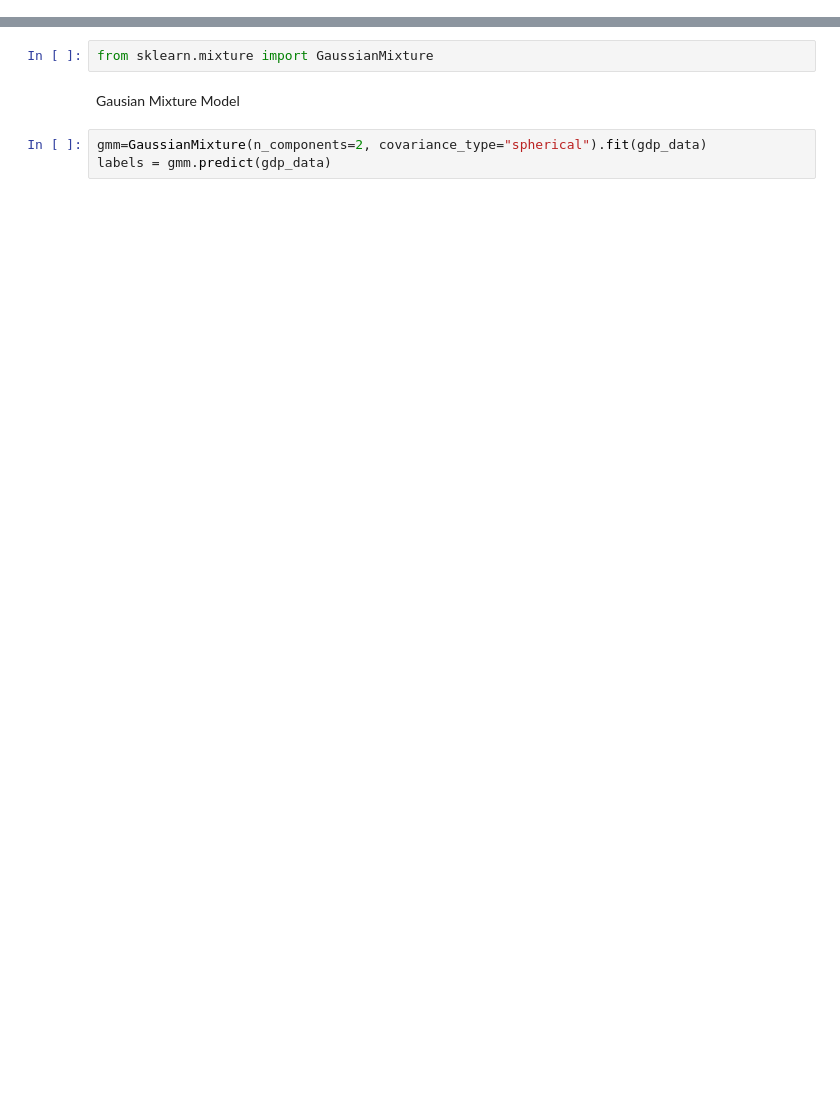
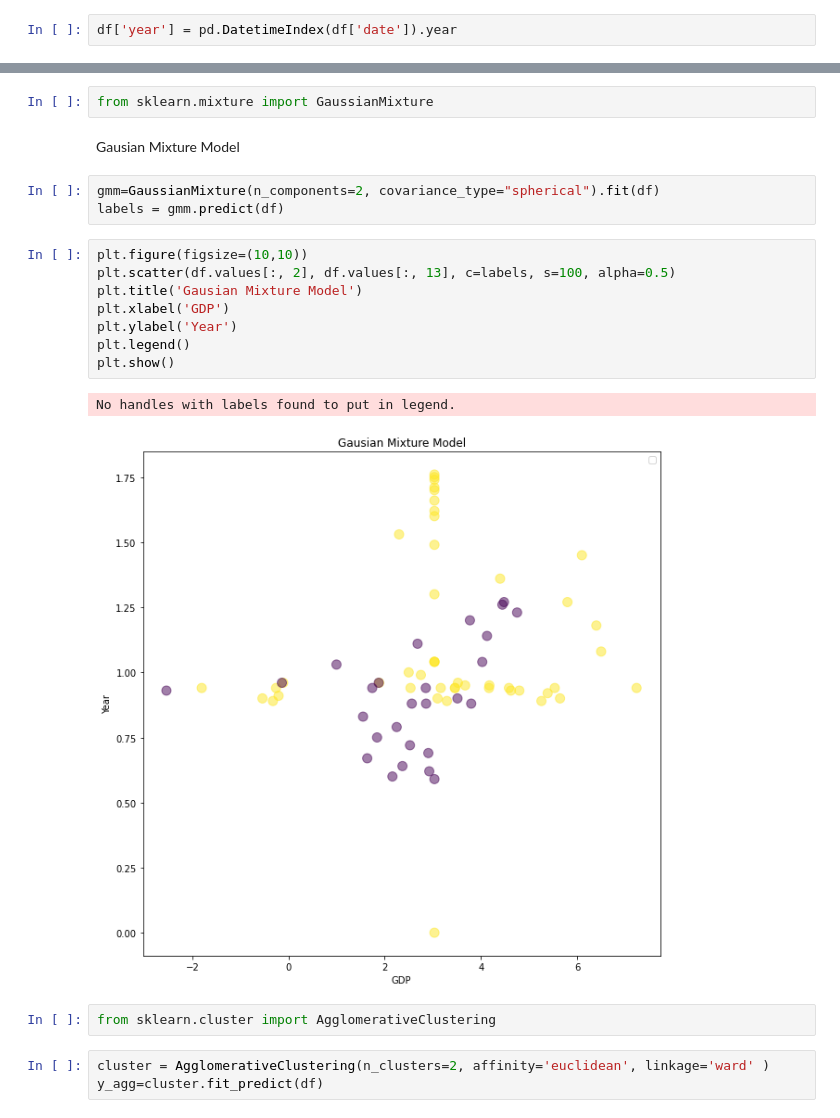
Before and after one commit to raghavadevarajeurs/DeepLearning, a Jupyter notebook: Assignment1/Machine_Learning_KMeans.ipynb, the cells around one changed output, grey strips where cells are left out. Drawn from its saved outputs; the diff is of its cells as text; blank space fills up the shorter version.

```diff
--- a/Assignment1/Machine_Learning_KMeans.ipynb
+++ b/Assignment1/Machine_Learning_KMeans.ipynb
@@ -273,0 +306,2 @@ IndexError: ignored
+# %%
+df['year'] = pd.DatetimeIndex(df['date']).year
@@ -276,5 +341,21 @@ from sklearn.mixture import GaussianMixture
 # %% [markdown]
 Gausian Mixture Model
 # %%
-gmm=GaussianMixture(n_components=2, covariance_type="spherical").fit(gdp_data)
-labels = gmm.predict(gdp_data)
+gmm=GaussianMixture(n_components=2, covariance_type="spherical").fit(df)
+labels = gmm.predict(df)
+# %%
+plt.figure(figsize=(10,10))
+plt.scatter(df.values[:, 2], df.values[:, 13], c=labels, s=100, alpha=0.5)
+plt.title('Gausian Mixture Model')
+plt.xlabel('GDP')
+plt.ylabel('Year')
+plt.legend()
+plt.show()
+# %% [output]
+No handles with labels found to put in legend.
+[figure, added]
+# %%
+from sklearn.cluster import AgglomerativeClustering
+# %%
+cluster = AgglomerativeClustering(n_clusters=2, affinity='euclidean', linkage='ward' )
+y_agg=cluster.fit_predict(df)
```
Also changed, not shown: parts of 12 cells of this notebook.
